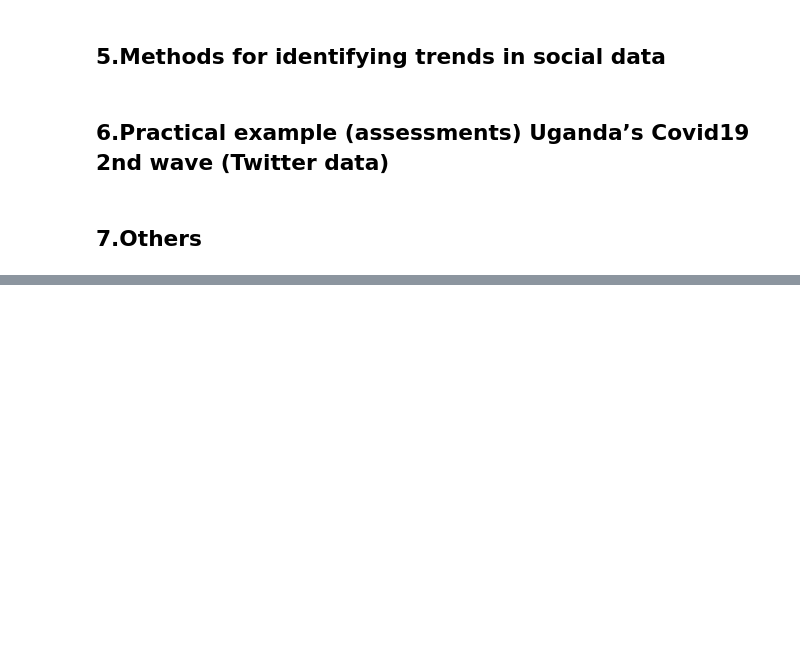
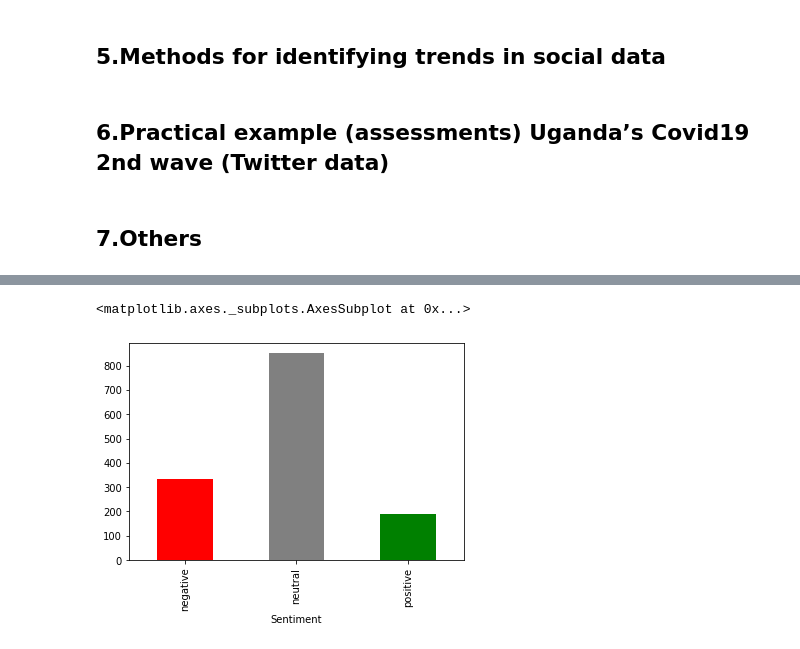
Before and after one commit to datsciafrica/social-media-analytics, a Jupyter notebook: SMA-Presentation.ipynb, the cells around one changed output, grey strips where cells are left out. Cells and saved outputs as stored; diff of their text form; code cells hidden in the pictures; blank space fills up the shorter version.

```diff
--- a/SMA-Presentation.ipynb
+++ b/SMA-Presentation.ipynb
@@ -16,0 +184,6 @@
+# %%
+#Bar chart showing sentiment
+df_unqt.groupby('Sentiment').count()['Query Id'].plot(kind='bar', color=['red','grey','green'])
+# %% [output]
+<matplotlib.axes._subplots.AxesSubplot at 0x...>
+[figure, added]
```
Also changed, not shown: parts of 39 cells of this notebook, 1 other file.
